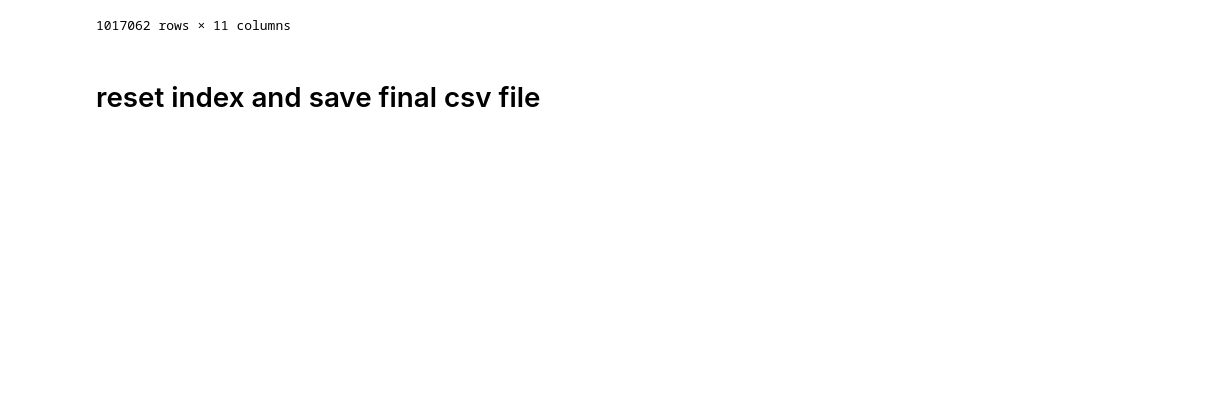
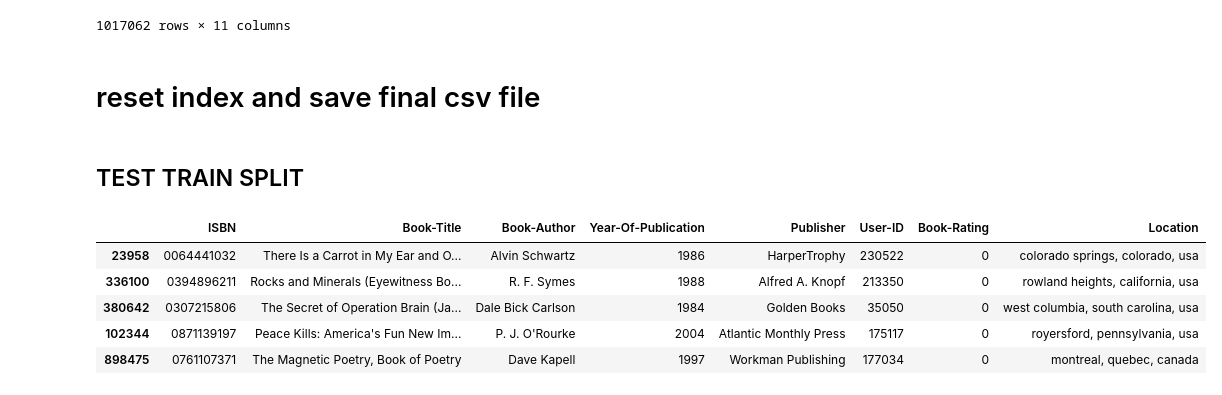
Before and after one commit to charles-reinertson/book_recommendations, a Jupyter notebook: EDA.ipynb, the cells around one changed output. Saved outputs shown, nothing was run; the diff lists cells and outputs as text; code cells hidden in the pictures; blank space fills up the shorter version.

```diff
--- a/EDA.ipynb
+++ b/EDA.ipynb
@@ -270,3 +270,17 @@ df.sort_values(by=['User-ID'], ascending=True)
 # reset index and save final csv file
 # %%
 df.reset_index(drop=True, inplace=True)
+# %% [markdown]
+## TEST TRAIN SPLIT
+# %%
+from sklearn.model_selection import train_test_split
+train, test = train_test_split(df, test_size=0.2, random_state=42)
+# %%
+train.head()
+# %% [output]
+|  | ISBN | Book-Title | Book-Author | Year-Of-Publication | Publisher | User-ID | Book-Rating | Location |
+| 23958 | 0064441032 | There Is a Carrot in My Ear and O... | Alvin Schwartz | 1986 | HarperTrophy | 230522 | 0 | colorado springs, colorado, usa |
+| 336100 | 0394896211 | Rocks and Minerals (Eyewitness Bo... | R. F. Symes | 1988 | Alfred A. Knopf | 213350 | 0 | rowland heights, california, usa |
+| 380642 | 0307215806 | The Secret of Operation Brain (Ja... | Dale Bick Carlson | 1984 | Golden Books | 35050 | 0 | west columbia, south carolina, usa |
+| 102344 | 0871139197 | Peace Kills: America's Fun New Im... | P. J. O'Rourke | 2004 | Atlantic Monthly Press | 175117 | 0 | royersford, pennsylvania, usa |
+| 898475 | 0761107371 | The Magnetic Poetry, Book of Poetry | Dave Kapell | 1997 | Workman Publishing | 177034 | 0 | montreal, quebec, canada |
```
Also changed, not shown: parts of 5 cells of this notebook, 3 other files.
